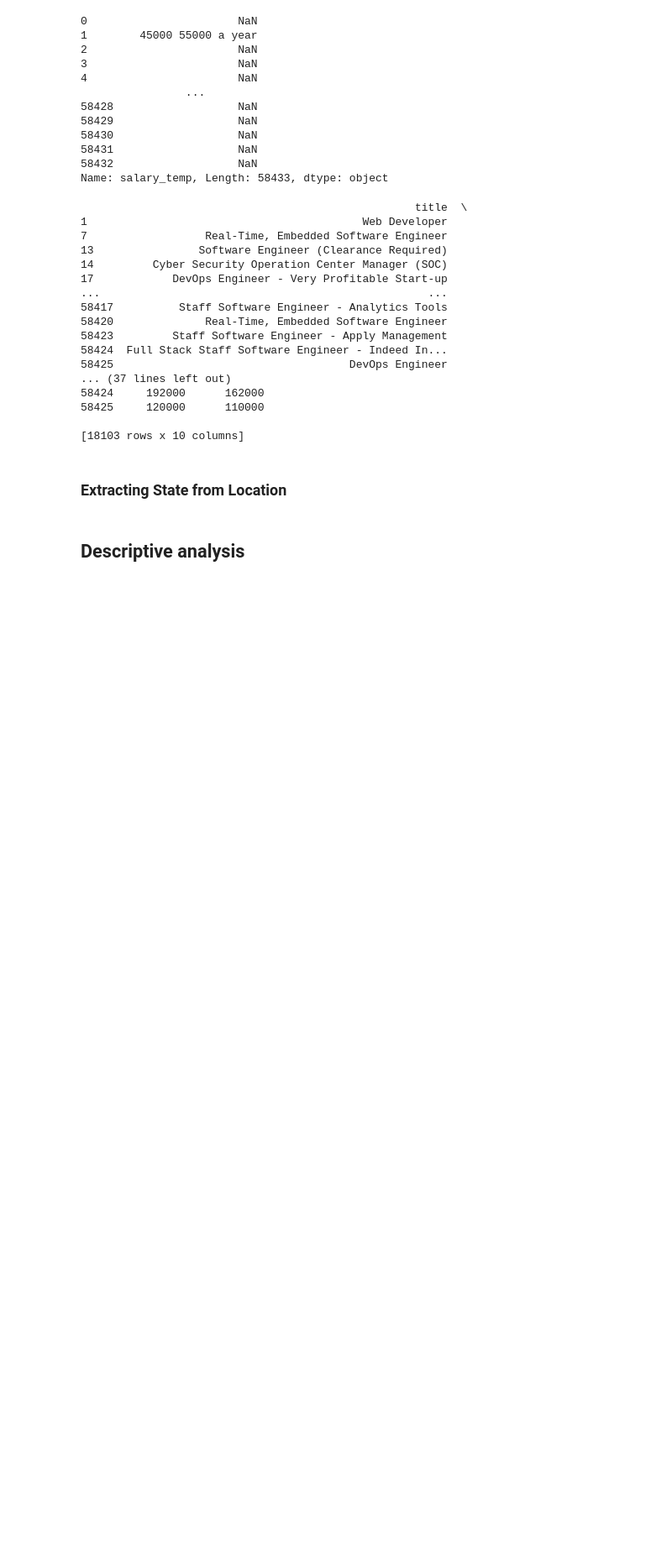
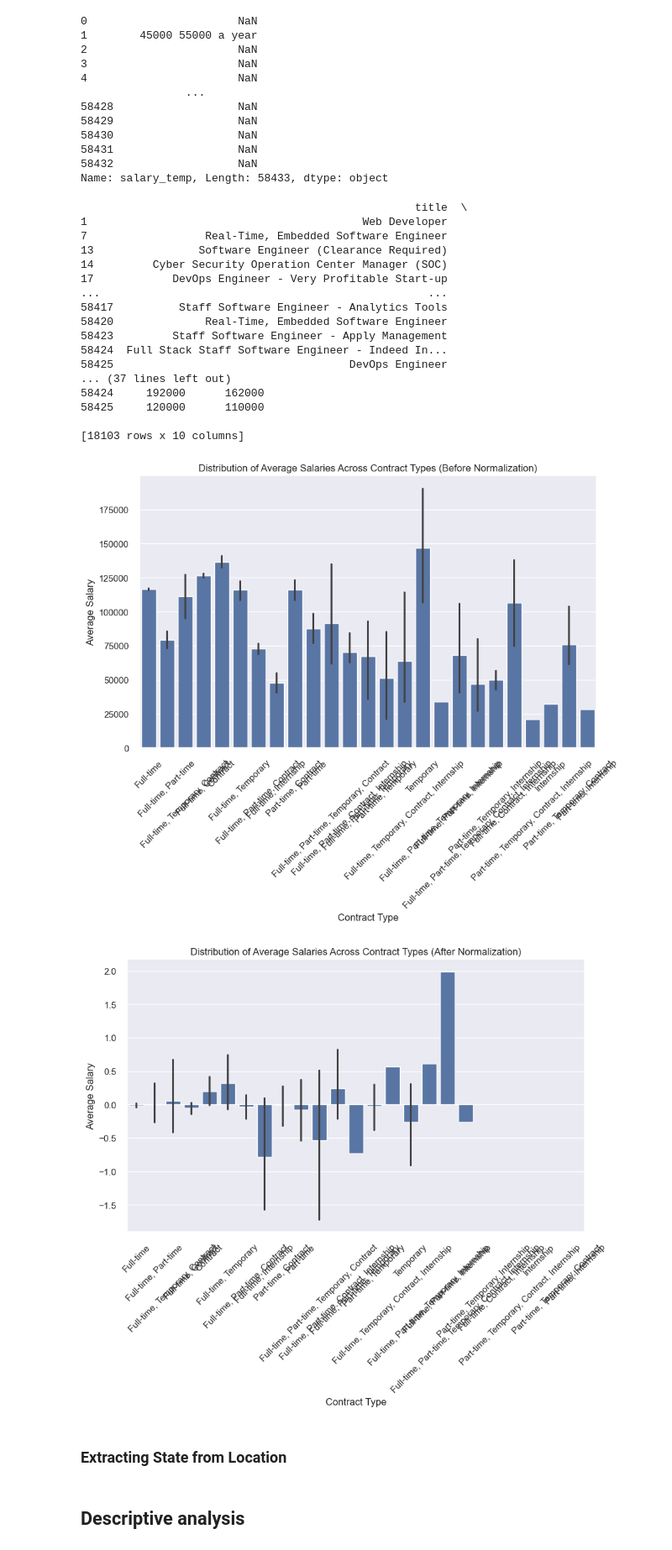
Before and after one commit to svkorepanov/aeds_sg3_salaries, a Jupyter notebook: ADES_WG3_assignment.ipynb, the cells around one changed output. Shown at 84% size. Drawn from its saved outputs; the diff is of its cells as text; code cells hidden in the pictures; blank space fills up the shorter version.

Commit message:
Revert "fixed contract types normalisation"
This reverts commit 9c42062e57f1202b9df1c1199f65d06c51e50cfd.

```diff
--- a/ADES_WG3_assignment.ipynb
+++ b/ADES_WG3_assignment.ipynb
@@ -264,6 +264,51 @@ print(dataframe)
 58425     120000      110000
 
 [18103 rows x 10 columns]
+# %%
+# Get the numeric columns
+numeric_columns = dataframe.select_dtypes(include=[np.number]).columns
+
+# Scale only the numeric columns
+scaler = StandardScaler()
+df_scaled_numeric = scaler.fit_transform(dataframe[numeric_columns])
+
+# Convert the scaled array back to a DataFrame
+df_scaled_numeric = pd.DataFrame(df_scaled_numeric, columns=numeric_columns)
+
+# Now, concatenate the scaled numeric columns with the non-numeric columns
+dataframe_scaled = pd.concat([dataframe.drop(columns=numeric_columns), df_scaled_numeric], axis=1)
+
+# Before Normalization
+plt.figure(figsize=(10, 6))
+sns.barplot(x='types', y='avg_salary', data=dataframe)
+plt.title('Distribution of Average Salaries Across Contract Types (Before Normalization)')
+plt.xlabel('Contract Type')
+plt.ylabel('Average Salary')
+plt.xticks(rotation=45)
+plt.show()
+
+# Normalizing contract types (one-hot encoding)
+contract_types_encoded = pd.get_dummies(dataframe_scaled['types'], prefix='contract')
+dataframe_scaled = pd.concat([dataframe_scaled, contract_types_encoded], axis=1)
+
+# Splitting the data into predictors and target variable
+X = dataframe_scaled.drop(columns=['avg_salary'])  # predictors
+y = dataframe_scaled['avg_salary']  # target variable
+
+# Splitting the data into training and testing sets
+X_train, X_test, y_train, y_test = train_test_split(X, y, test_size=0.3, random_state=0)
+
+# After Normalization
+plt.figure(figsize=(10, 6))
+sns.barplot(x='types', y='avg_salary', data=dataframe_scaled)
+plt.title('Distribution of Average Salaries Across Contract Types (After Normalization)')
+plt.xlabel('Contract Type')
+plt.ylabel('Average Salary')
+plt.xticks(rotation=45)
+plt.show()
+# %% [output]
+[figure, added]
+[figure, added]
 # %% [markdown]
 ### Extracting State from Location
 # %%
```
Also changed, not shown: parts of 7 cells of this notebook, 1 other file.
